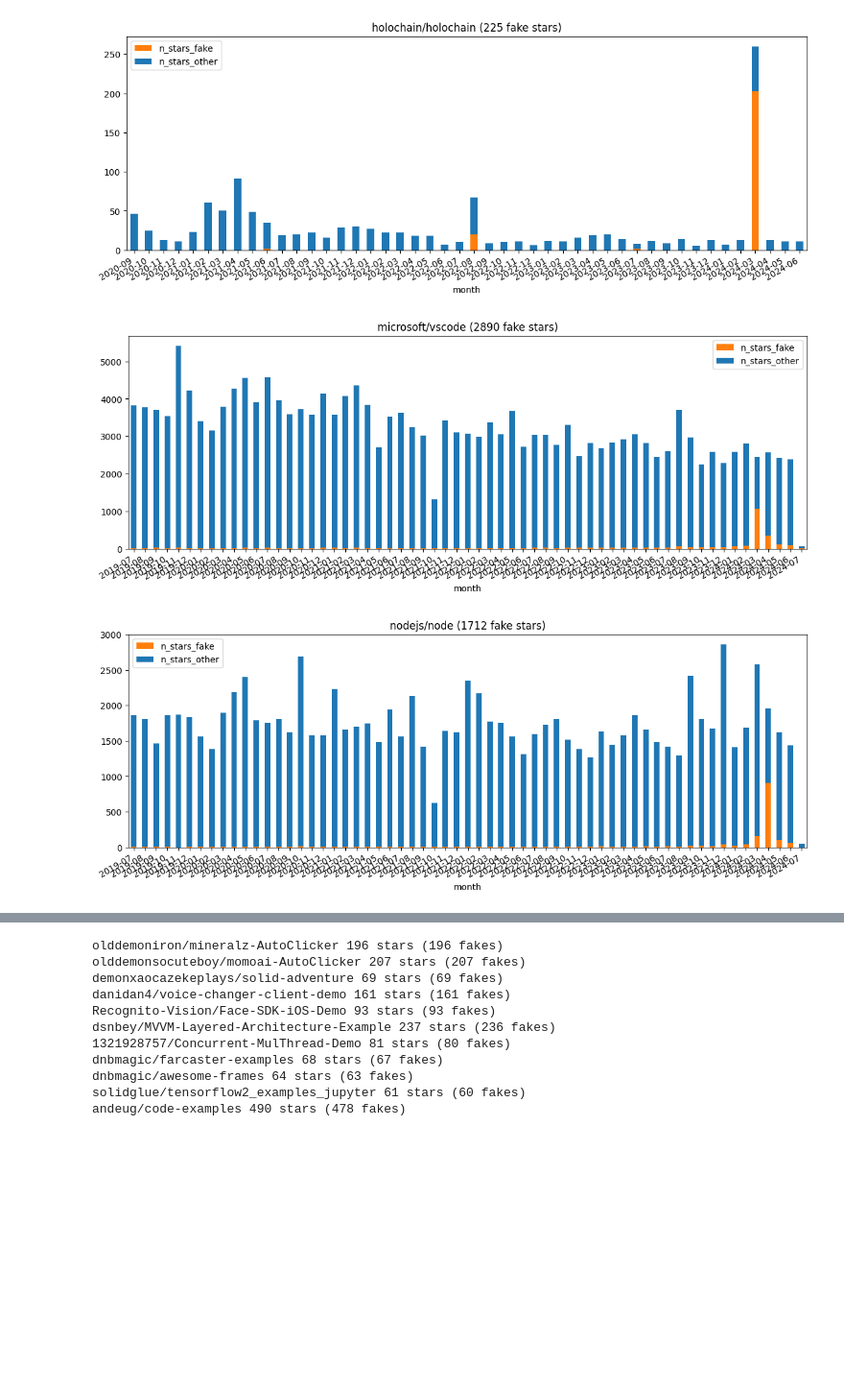
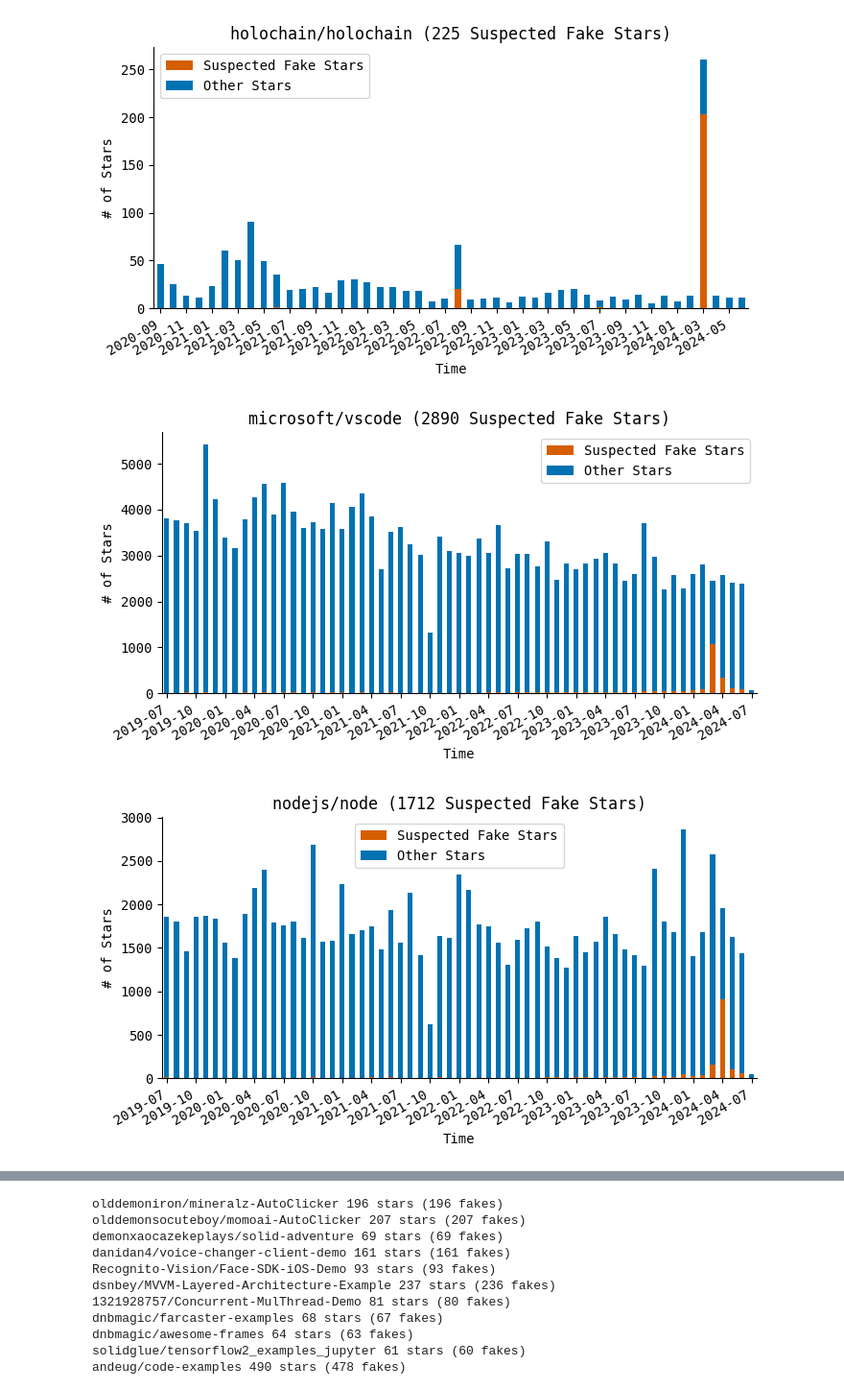
Before and after one commit to hehao98/StarScout, a Jupyter notebook: blog.ipynb, the cells around one changed output, grey strips where cells are left out. Shown at 96% size. Saved outputs shown, nothing was run; the diff lists cells and outputs as text; code cells hidden in the pictures; blank space fills up the shorter version.

```diff
--- a/blog.ipynb
+++ b/blog.ipynb
@@ -5,6 +5,10 @@ import seaborn as sns
 
 from collections import Counter
 from scripts.analysis import data
+
+plt.style.use("seaborn-v0_8-colorblind")
+plt.rcParams["font.family"] = "monospace"
+W, H = 8, 4
 # %%
 repos = data.get_fake_star_repos_all()
 stars = data.get_stars_by_month_all()
@@ -66,23 +126,29 @@ Counter({False: 649768, True: 146811})
 # %%
-fig, ax = plt.subplots(figsize=(14, 5))
+fig, ax = plt.subplots(figsize=(W, H))
 repos[repos.repo_name == "holochain/holochain"]
 stars[stars.repo == "holochain/holochain"][
     ["month", "n_stars_fake", "n_stars_other"]
 ].plot(
     kind="bar",
     stacked=True,
     x="month",
-    color=["C1", "C0"],
+    color=["C2", "C0"],
     ax=ax,
-    title=f"holochain/holochain ({225} fake stars)",
+    title=f"holochain/holochain ({225} Suspected Fake Stars)",
 )
-
+ax.set_xticks(ax.get_xticks()[::2])
+ax.set_ylabel("# of Stars")
+ax.set_xlabel("Time")
+ax.spines["top"].set_visible(False)
+ax.spines["right"].set_visible(False)
+ax.legend(["Suspected Fake Stars", "Other Stars"])
 fig.autofmt_xdate()
+fig.savefig("plots/holochain.png", bbox_inches="tight", dpi=300)
 # %% [output]
-[figure, old version]
+[figure, new version]
 # %%
-fig, ax = plt.subplots(figsize=(14, 5))
-repo_name ="microsoft/vscode"
+fig, ax = plt.subplots(figsize=(W, H))
+repo_name = "microsoft/vscode"
 n_fakes = (
     repos[repos.repo_name == repo_name].n_stars_clustered.values[0]
     + repos[repos.repo_name == repo_name].n_stars_low_activity.values[0]
@@ -91,16 +157,23 @@ stars[stars.repo == repo_name][["month", "n_stars_fake", "n_stars_other"]].plot(
     kind="bar",
     stacked=True,
     x="month",
-    color=["C1", "C0"],
+    color=["C2", "C0"],
     ax=ax,
-    title=f"{repo_name} ({int(n_fakes)} fake stars)",
+    title=f"{repo_name} ({int(n_fakes)} Suspected Fake Stars)",
 )
+ax.set_ylabel("# of Stars")
+ax.set_xlabel("Time")
+ax.set_xticks(ax.get_xticks()[::3])
+ax.legend(["Suspected Fake Stars", "Other Stars"])
+ax.spines["top"].set_visible(False)
+ax.spines["right"].set_visible(False)
 fig.autofmt_xdate()
+fig.savefig("plots/vscode.png", bbox_inches="tight", dpi=300)
 # %% [output]
-[figure, old version]
+[figure, new version]
 # %%
-fig, ax = plt.subplots(figsize=(14, 5))
-repo_name ="nodejs/node"
+fig, ax = plt.subplots(figsize=(W, H))
+repo_name = "nodejs/node"
 n_fakes = (
     repos[repos.repo_name == repo_name].n_stars_clustered.values[0]
     + repos[repos.repo_name == repo_name].n_stars_low_activity.values[0]
@@ -109,11 +182,18 @@ stars[stars.repo == repo_name][["month", "n_stars_fake", "n_stars_other"]].plot(
     kind="bar",
     stacked=True,
     x="month",
-    color=["C1", "C0"],
+    color=["C2", "C0"],
     ax=ax,
-    title=f"{repo_name} ({int(n_fakes)} fake stars)",
+    title=f"{repo_name} ({int(n_fakes)} Suspected Fake Stars)",
 )
+ax.set_xticks(ax.get_xticks()[::3])
+ax.set_ylabel("# of Stars")
+ax.set_xlabel("Time")
+ax.legend(["Suspected Fake Stars", "Other Stars"])
+ax.spines["top"].set_visible(False)
+ax.spines["right"].set_visible(False)
 fig.autofmt_xdate()
+fig.savefig("plots/node.png", bbox_inches="tight", dpi=300)
 # %% [output]
-[figure, old version]
+[figure, new version]
 # %%
```
Also changed, not shown: parts of 4 cells of this notebook, 6 other files.
